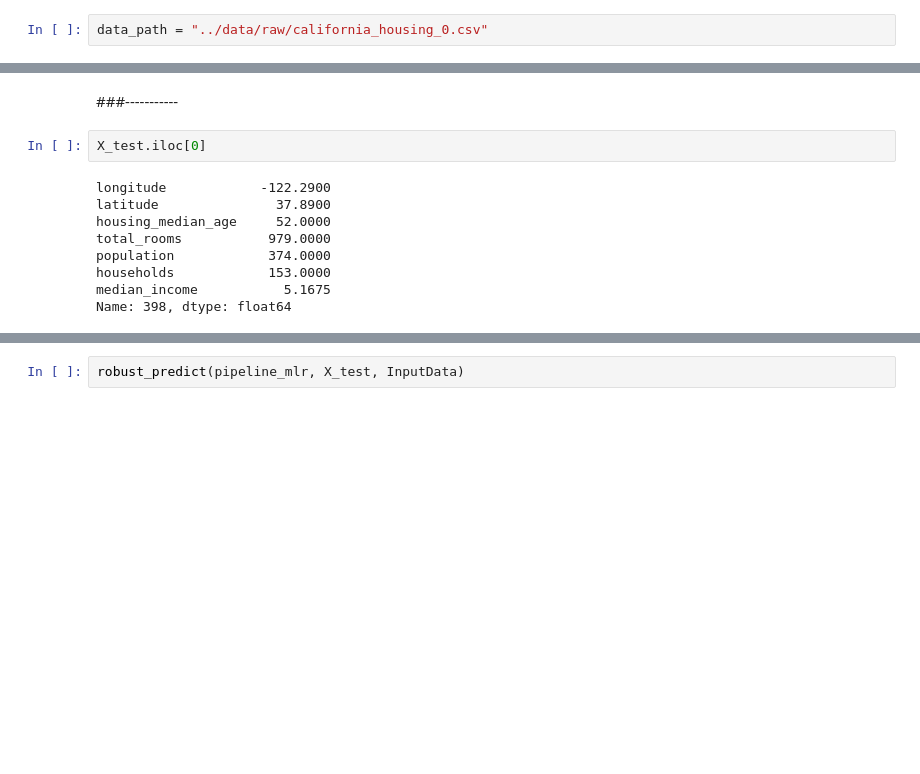
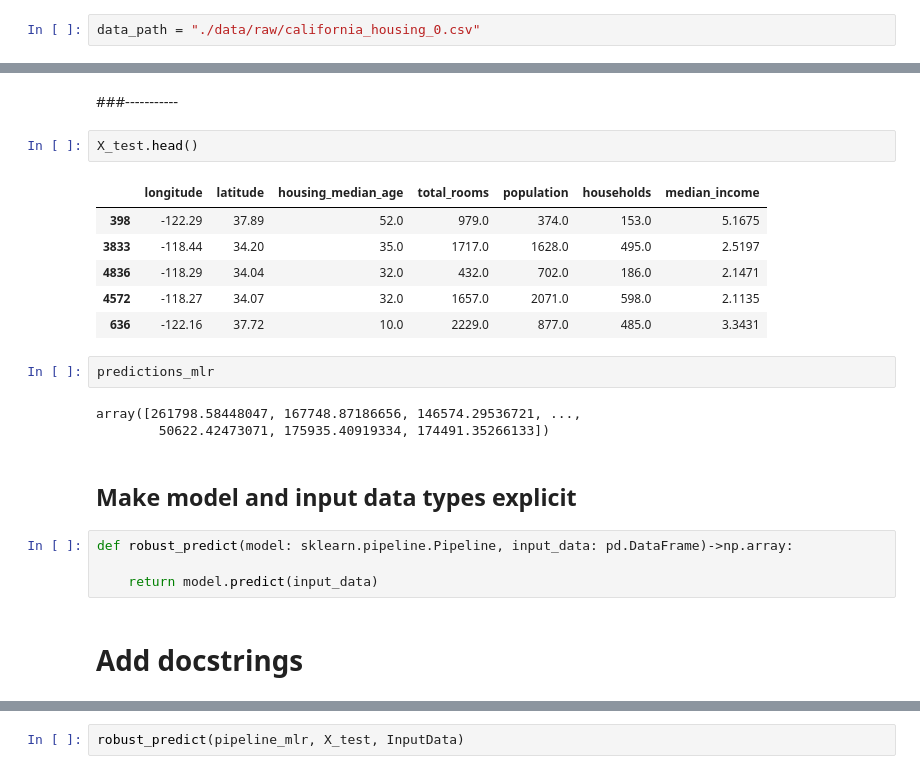
Before and after one commit to ciskoh/cl_mle, a Jupyter notebook: notebooks/MLE_D4_LC1_California_Prediction.ipynb, the cells around one changed output, grey strips where cells are left out. Saved outputs shown, nothing was run; the diff lists cells and outputs as text; blank space fills up the shorter version.

Commit message:
refactored predict as robust_predict function

```diff
--- a/notebooks/MLE_D4_LC1_California_Prediction.ipynb
+++ b/notebooks/MLE_D4_LC1_California_Prediction.ipynb
@@ -51,7 +52,7 @@ from sklearn.pipeline import Pipeline
 # %% [markdown]
 ### User Dependent Variables
 # %%
-data_path = "../data/raw/california_housing_0.csv"
+data_path = "./data/raw/california_housing_0.csv"
 # %% [markdown]
 <a id='P1'></a>
 ## [Data Preparation](#P0)
@@ -136,13 +137,24 @@ predictions_mlr = pipeline_mlr.predict(X_test)
 # %% [markdown]
 ###-----------
 # %%
-X_test.iloc[0]
+X_test.head()
 # %% [output]
-longitude            -122.2900
-latitude               37.8900
-housing_median_age     52.0000
-total_rooms           979.0000
-population            374.0000
-households            153.0000
-median_income           5.1675
-Name: 398, dtype: float64
+|  | longitude | latitude | housing_median_age | total_rooms | population | households | median_income |
+| 398 | -122.29 | 37.89 | 52.0 | 979.0 | 374.0 | 153.0 | 5.1675 |
+| 3833 | -118.44 | 34.20 | 35.0 | 1717.0 | 1628.0 | 495.0 | 2.5197 |
+| 4836 | -118.29 | 34.04 | 32.0 | 432.0 | 702.0 | 186.0 | 2.1471 |
+| 4572 | -118.27 | 34.07 | 32.0 | 1657.0 | 2071.0 | 598.0 | 2.1135 |
+| 636 | -122.16 | 37.72 | 10.0 | 2229.0 | 877.0 | 485.0 | 3.3431 |
+# %%
+predictions_mlr
+# %% [output]
+array([261798.58448047, 167748.87186656, 146574.29536721, ...,
+        50622.42473071, 175935.40919334, 174491.35266133])
+# %% [markdown]
+## Make model and input data types explicit
+# %%
+def robust_predict(model: sklearn.pipeline.Pipeline, input_data: pd.DataFrame)->np.array:
+
+    return model.predict(input_data)
+# %% [markdown]
+# Add docstrings
```
Also changed, not shown: parts of 10 cells of this notebook.
